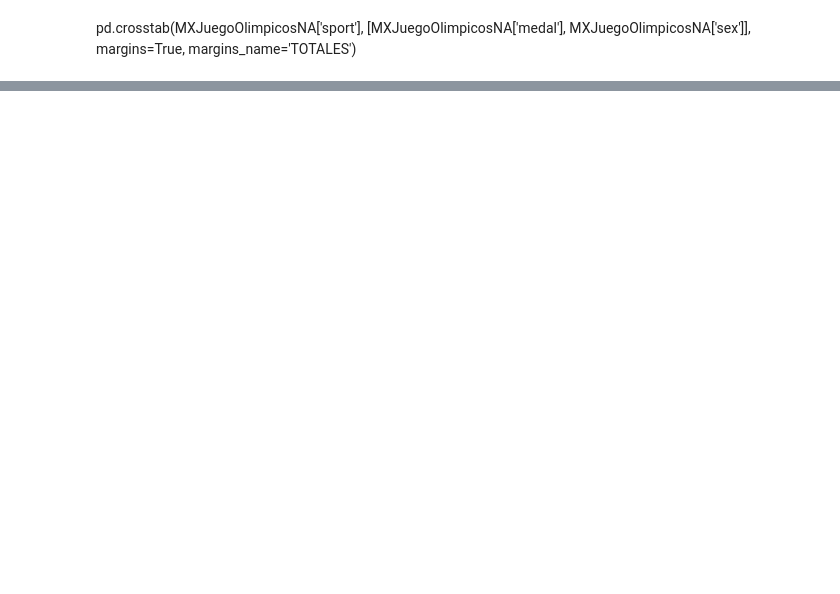
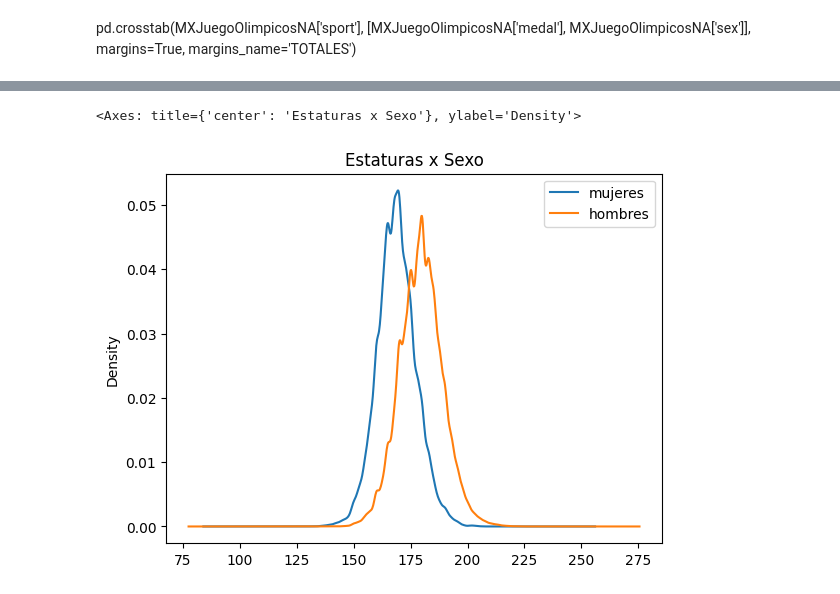
Before and after one commit to villalbaflores3/analisis, a Jupyter notebook: python/analisis.ipynb, the cells around one changed output, grey strips where cells are left out. Drawn from its saved outputs; the diff is of its cells as text; code cells hidden in the pictures; blank space fills up the shorter version.

```diff
--- a/python/analisis.ipynb
+++ b/python/analisis.ipynb
@@ -463,0 +357,20 @@ TypeError: barplot() takes from 0 to 1 positional arguments but 2 positional arg
+# %%
+dataframeAtletas = dataframeAtletas.dropna()
+dataframeAtletasF = dataframeAtletas[dataframeAtletas["sex"] == "Female"]
+dataframeAtletasH= dataframeAtletas[dataframeAtletas["sex"] == "Male"]
+
+dfSexo  = pd.DataFrame( {
+    "mujeres": dataframeAtletasF["height"],
+    "hombres": dataframeAtletasH["height"]
+
+})
+
+dfSexo.agg(["min", "max", "mean", "median"])
+
+fig0, ax0 = plt.subplots()
+
+
+dfSexo.plot.kde(ax= ax0 , title="Estaturas x Sexo")
+# %% [output]
+<Axes: title={'center': 'Estaturas x Sexo'}, ylabel='Density'>
+[figure, added]
```
Also changed, not shown: parts of 47 cells of this notebook, 6 other files.
